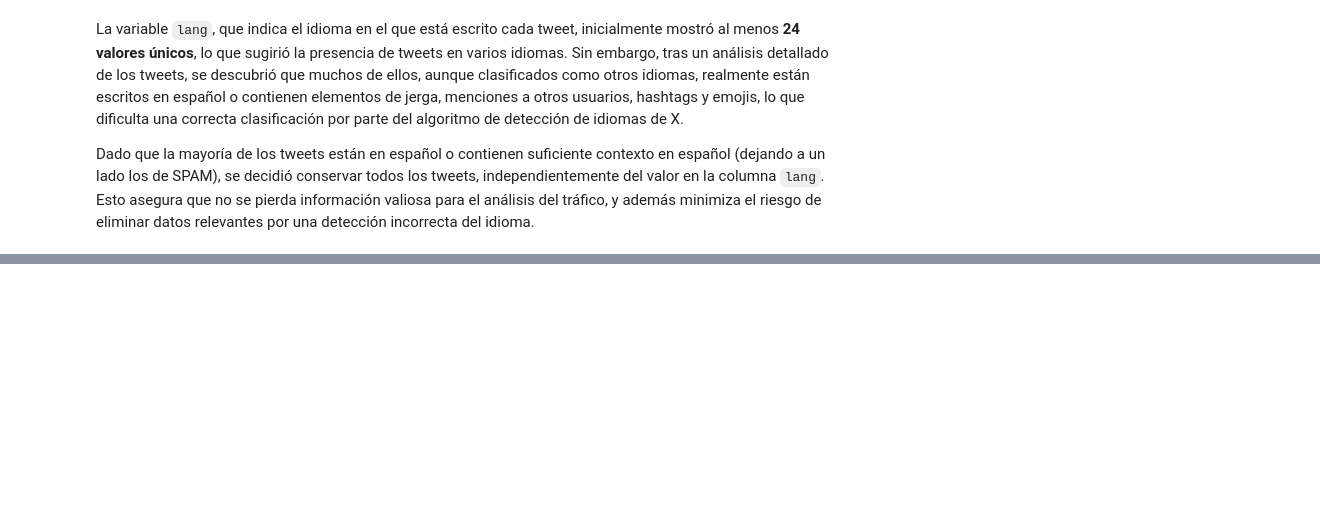
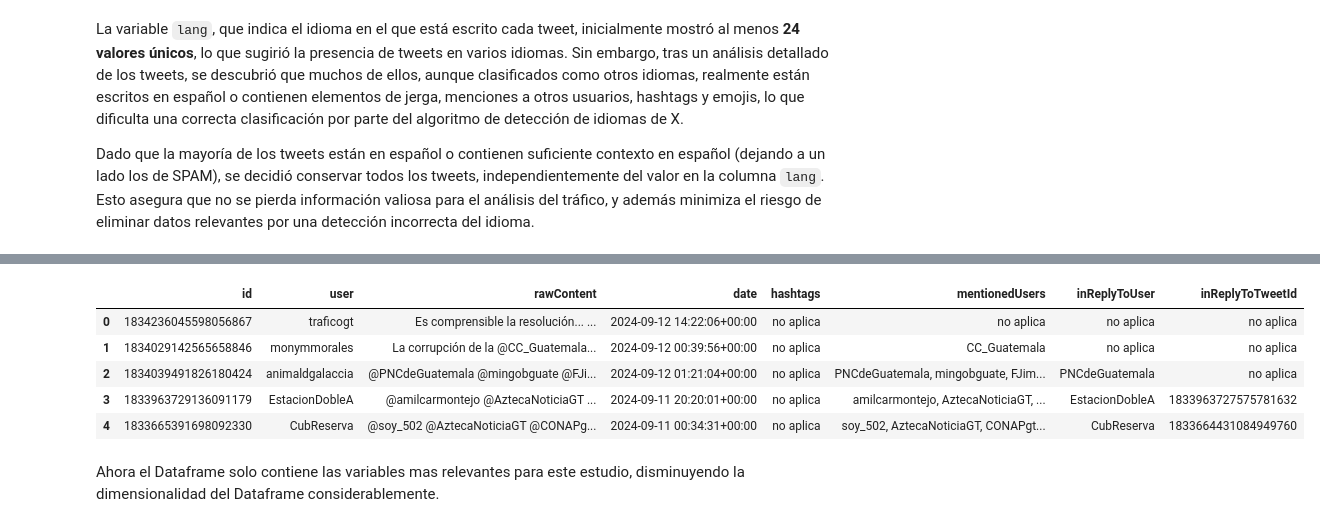
Before and after one commit to JPOrellana/Lab7-DataScience, a Jupyter notebook: Lab7.ipynb, the cells around one changed output, grey strips where cells are left out. Saved outputs shown, nothing was run; the diff lists cells and outputs as text; code cells hidden in the pictures; blank space fills up the shorter version.

```diff
--- a/Lab7.ipynb
+++ b/Lab7.ipynb
@@ -586,0 +626,13 @@ Dado que la mayoría de los tweets están en español o contienen suficiente con
+# %%
+columns_to_keep = ['id', 'user','rawContent', 'date', 'hashtags', 'mentionedUsers', 'inReplyToUser', 'inReplyToTweetId']
+traficogt_df = traficogt_df[columns_to_keep]
+traficogt_df.head()
+# %% [output]
+|  | id | user | rawContent | date | hashtags | mentionedUsers | inReplyToUser | inReplyToTweetId |
+| 0 | 1834236045598056867 | traficogt | Es comprensible la resolución... ... | 2024-09-12 14:22:06+00:00 | no aplica | no aplica | no aplica | no aplica |
+| 1 | 1834029142565658846 | monymmorales | La corrupción de la @CC_Guatemala... | 2024-09-12 00:39:56+00:00 | no aplica | CC_Guatemala | no aplica | no aplica |
+| 2 | 1834039491826180424 | animaldgalaccia | @PNCdeGuatemala @mingobguate @FJi... | 2024-09-12 01:21:04+00:00 | no aplica | PNCdeGuatemala, mingobguate, FJim... | PNCdeGuatemala | no aplica |
+| 3 | 1833963729136091179 | EstacionDobleA | @amilcarmontejo @AztecaNoticiaGT ... | 2024-09-11 20:20:01+00:00 | no aplica | amilcarmontejo, AztecaNoticiaGT, ... | EstacionDobleA | 1833963727575781632 |
+| 4 | 1833665391698092330 | CubReserva | @soy_502 @AztecaNoticiaGT @CONAPg... | 2024-09-11 00:34:31+00:00 | no aplica | soy_502, AztecaNoticiaGT, CONAPgt... | CubReserva | 1833664431084949760 |
+# %% [markdown]
+Ahora el Dataframe solo contiene las variables mas relevantes para este estudio, disminuyendo la dimensionalidad del Dataframe considerablemente.
```
Also changed, not shown: parts of 6 cells of this notebook.
